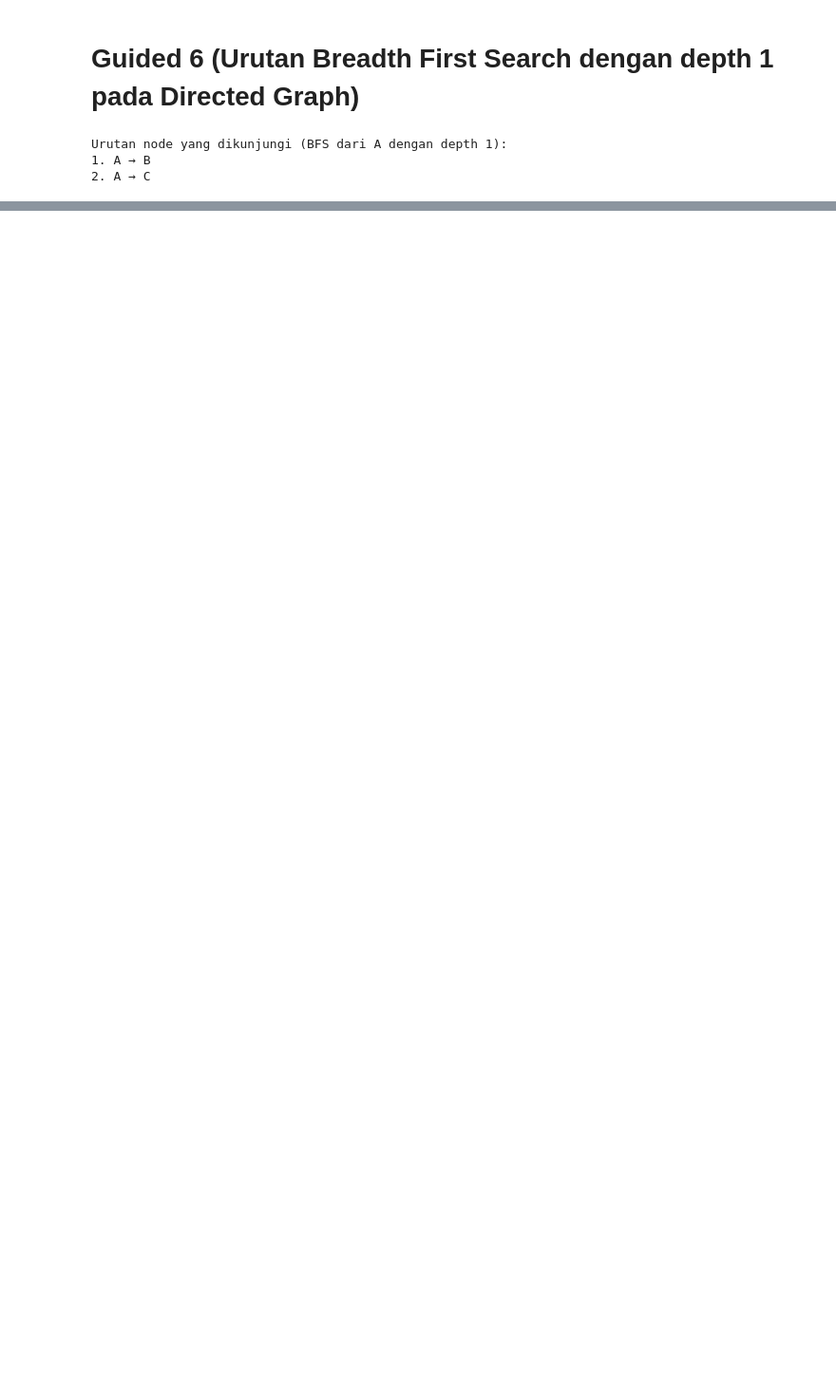
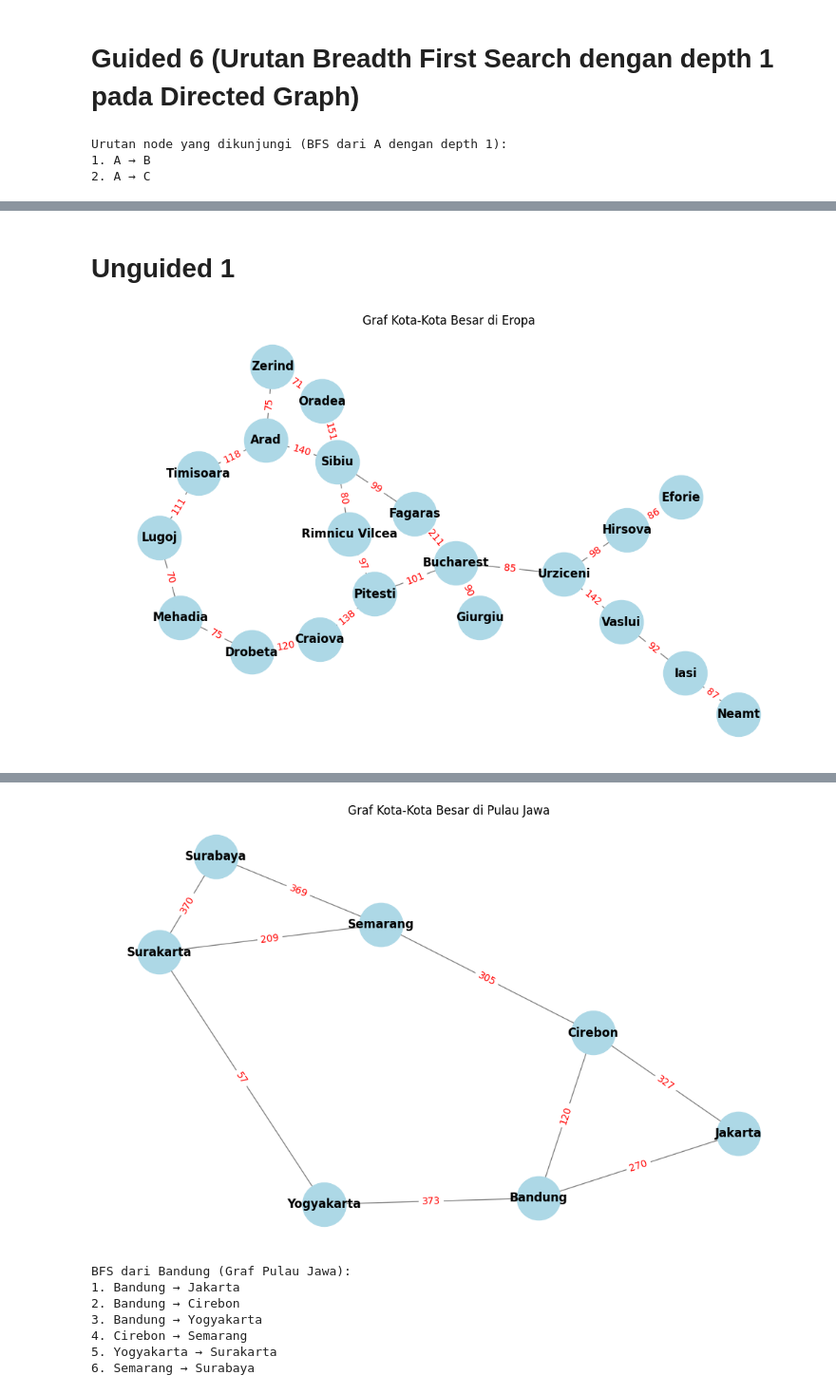
Before and after one commit to Ozyura1/Laprak-Semester4, a Jupyter notebook: Modul_5_BFS.ipynb, the cells around one changed output, grey strips where cells are left out. Shown: that part at 95% size. Cells and saved outputs as stored; diff of their text form; code cells hidden in the pictures; blank space fills up the shorter version.

```diff
--- a/Modul_5_BFS.ipynb
+++ b/Modul_5_BFS.ipynb
@@ -233,0 +246,68 @@ Urutan node yang dikunjungi (BFS dari A dengan depth 1):
+# %% [markdown]
+# Unguided 1
+# %%
+import networkx as nx
+import matplotlib.pyplot as plt
+
+# Fungsi untuk menampilkan graf
+def show_graph(G, pos, title=''):
+    plt.figure(figsize=(10, 6))
+    nx.draw(
+        G, pos, with_labels=True, node_color='lightblue', node_size=2000, font_weight='bold', edge_color='gray'
+    )
+
+    # Menampilkan bobot (weight) pada setiap edge
+    edge_labels = nx.get_edge_attributes(G, 'weight')
+    nx.draw_networkx_edge_labels(G, pos, edge_labels=edge_labels, font_color='red', font_size=10)
+
+    plt.title(title)
+    plt.show()
+
+# Membuat graf berbobot (weighted graph) untuk Eropa
+G_europe = nx.Graph()
+edges_europe = [
+    ("Arad", "Zerind", 75), ("Arad", "Timisoara", 118), ("Arad", "Sibiu", 140),
+    ("Zerind", "Oradea", 71), ("Oradea", "Sibiu", 151),
+    ("Timisoara", "Lugoj", 111), ("Lugoj", "Mehadia", 70), ("Mehadia", "Drobeta", 75), ("Drobeta", "Craiova", 120),
+    ("Sibiu", "Rimnicu Vilcea", 80), ("Sibiu", "Fagaras", 99),
+    ("Rimnicu Vilcea", "Pitesti", 97), ("Pitesti", "Craiova", 138), ("Pitesti", "Bucharest", 101),
+    ("Fagaras", "Bucharest", 211),
+    ("Bucharest", "Giurgiu", 90), ("Bucharest", "Urziceni", 85),
+    ("Urziceni", "Hirsova", 98), ("Hirsova", "Eforie", 86),
+    ("Urziceni", "Vaslui", 142), ("Vaslui", "Iasi", 92), ("Iasi", "Neamt", 87)
+]
+
+G_europe.add_weighted_edges_from(edges_europe)
+pos_europe = nx.spring_layout(G_europe, seed=42)
+
+# Menampilkan graf Eropa
+show_graph(G_europe, pos_europe, "Graf Kota-Kota Besar di Eropa")
+
+# BFS dari Arad
+print("BFS dari Arad (Graf Eropa):")
+bfs_europe = list(nx.bfs_edges(G_europe, source="Arad"))
+for i, edge in enumerate(bfs_europe, 1):
+    print(f"{i}. {edge[0]} → {edge[1]}")
+
+# Membuat graf berbobot (weighted graph) untuk Pulau Jawa
+G_java = nx.Graph()
+edges_java = [
+    ("Jakarta", "Cirebon", 327), ("Jakarta", "Bandung", 270),
+    ("Cirebon", "Semarang", 305), ("Cirebon", "Bandung", 120),
+    ("Semarang", "Surakarta", 209), ("Semarang", "Surabaya", 369),
+    ("Bandung", "Yogyakarta", 373), ("Surakarta", "Yogyakarta", 57), ("Surakarta", "Surabaya", 370)
+]
+
+G_java.add_weighted_edges_from(edges_java)
+pos_java = nx.spring_layout(G_java, seed=42)
+
+# Menampilkan graf Pulau Jawa
+show_graph(G_java, pos_java, "Graf Kota-Kota Besar di Pulau Jawa")
+
+# BFS dari Bandung
+print("\nBFS dari Bandung (Graf Pulau Jawa):")
+bfs_java = list(nx.bfs_edges(G_java, source="Bandung"))
+for i, edge in enumerate(bfs_java, 1):
+    print(f"{i}. {edge[0]} → {edge[1]}")
+# %% [output]
+[figure, added]
@@ -233,0 +334,8 @@ Urutan node yang dikunjungi (BFS dari A dengan depth 1):
+[figure, added]
+BFS dari Bandung (Graf Pulau Jawa):
+1. Bandung → Jakarta
+2. Bandung → Cirebon
+3. Bandung → Yogyakarta
+4. Cirebon → Semarang
+5. Yogyakarta → Surakarta
+6. Semarang → Surabaya
```
Also changed, not shown: parts of 8 cells of this notebook.
